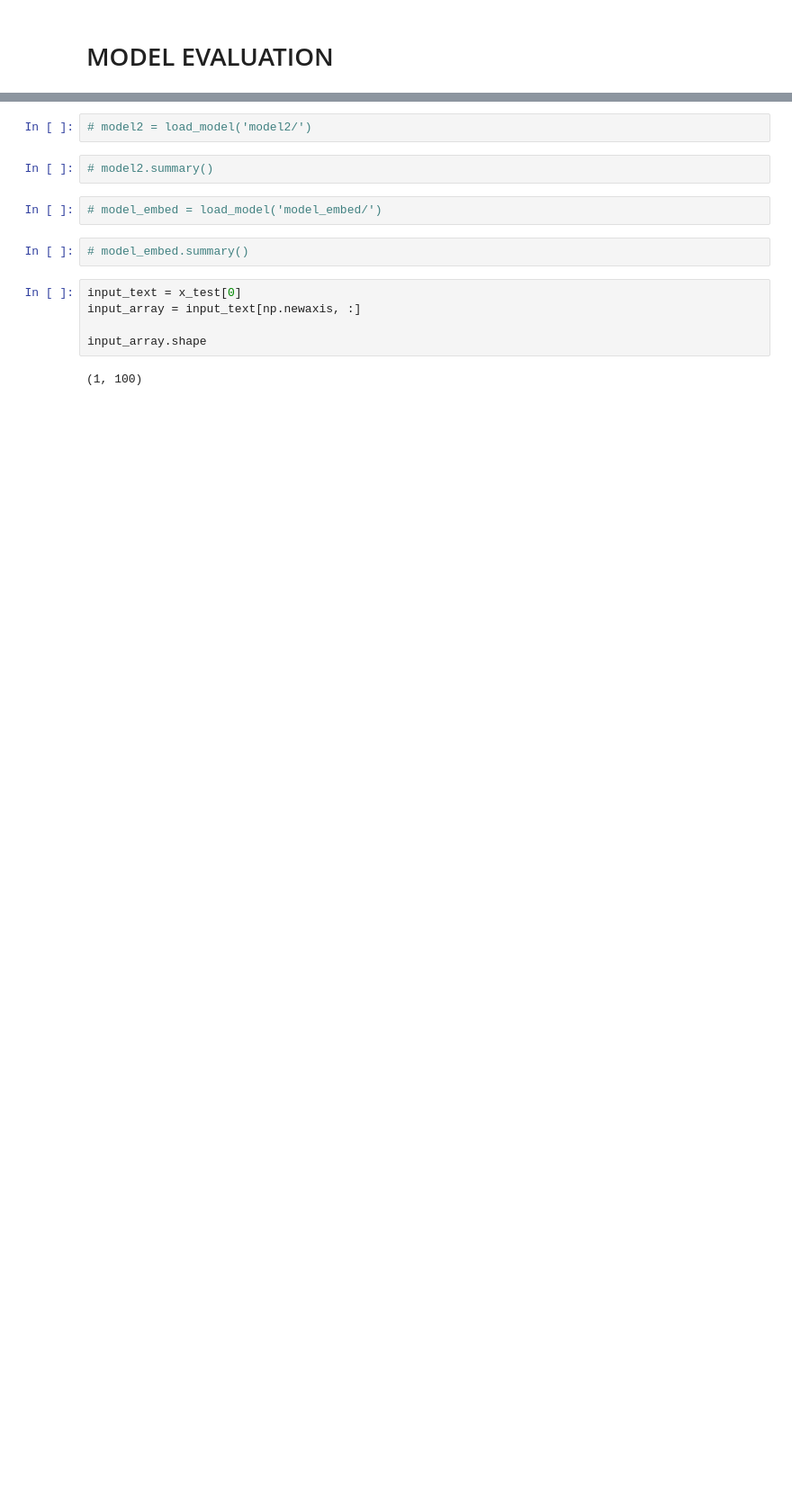
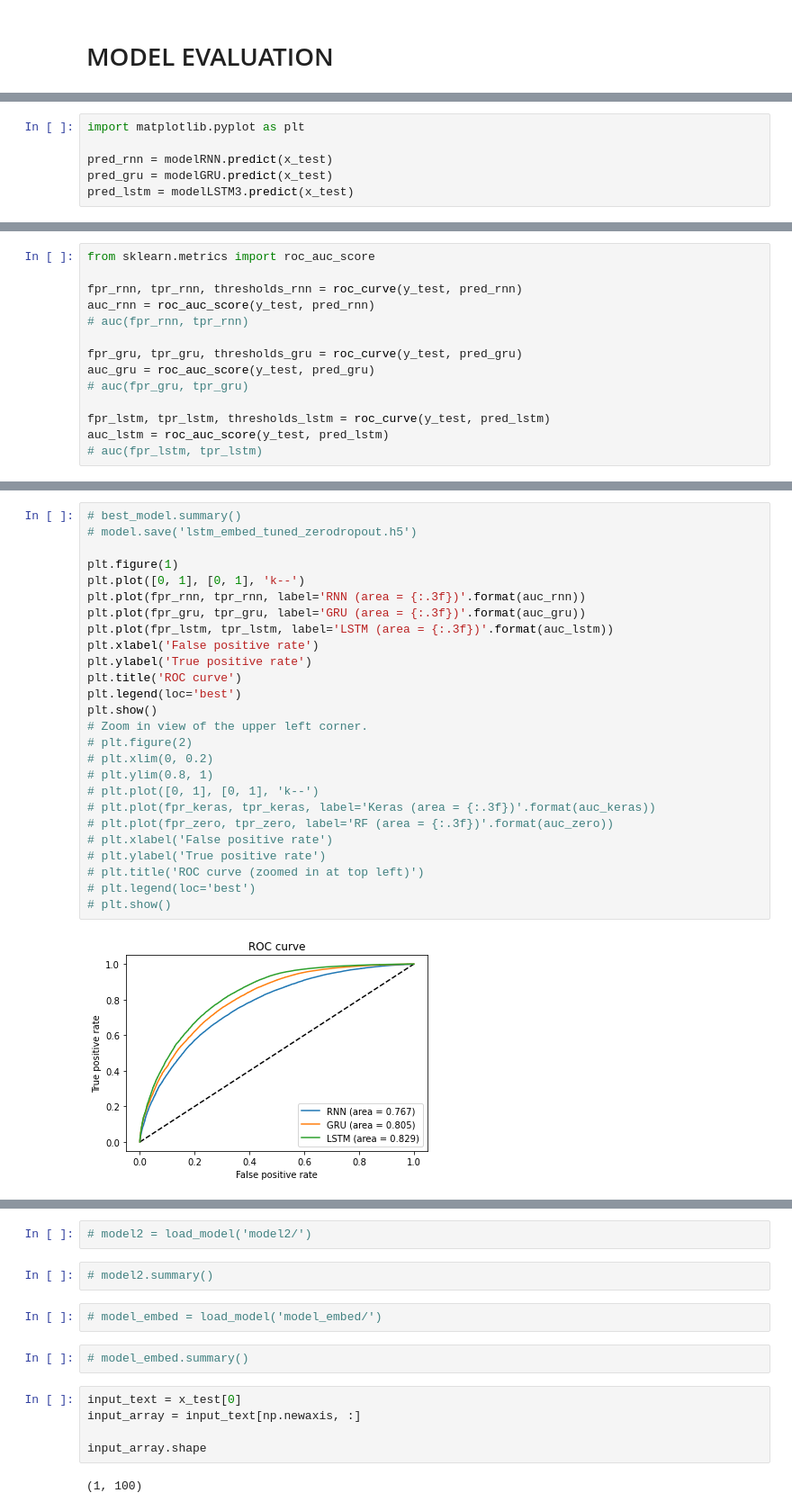
Before and after one commit to ikhsanmlana/SentimentAnalysis_Chefeed, a Jupyter notebook: sa_foodreview.ipynb, the cells around one changed output, grey strips where cells are left out. Shown at 90% size. Cells and saved outputs as stored; diff of their text form; blank space fills up the shorter version.

```diff
--- a/sa_foodreview.ipynb
+++ b/sa_foodreview.ipynb
@@ -638,0 +820,6 @@ model.evaluate(x_test, y_test)
+# %%
+import matplotlib.pyplot as plt
+
+pred_rnn = modelRNN.predict(x_test)
+pred_gru = modelGRU.predict(x_test)
+pred_lstm = modelLSTM3.predict(x_test)
@@ -638,0 +830,14 @@ model.evaluate(x_test, y_test)
+# %%
+from sklearn.metrics import roc_auc_score
+
+fpr_rnn, tpr_rnn, thresholds_rnn = roc_curve(y_test, pred_rnn)
+auc_rnn = roc_auc_score(y_test, pred_rnn)
+# auc(fpr_rnn, tpr_rnn)
+
+fpr_gru, tpr_gru, thresholds_gru = roc_curve(y_test, pred_gru)
+auc_gru = roc_auc_score(y_test, pred_gru)
+# auc(fpr_gru, tpr_gru)
+
+fpr_lstm, tpr_lstm, thresholds_lstm = roc_curve(y_test, pred_lstm)
+auc_lstm = roc_auc_score(y_test, pred_lstm)
+# auc(fpr_lstm, tpr_lstm)
@@ -638,0 +847,28 @@ model.evaluate(x_test, y_test)
+# %%
+# best_model.summary()
+# model.save('lstm_embed_tuned_zerodropout.h5')
+
+plt.figure(1)
+plt.plot([0, 1], [0, 1], 'k--')
+plt.plot(fpr_rnn, tpr_rnn, label='RNN (area = {:.3f})'.format(auc_rnn))
+plt.plot(fpr_gru, tpr_gru, label='GRU (area = {:.3f})'.format(auc_gru))
+plt.plot(fpr_lstm, tpr_lstm, label='LSTM (area = {:.3f})'.format(auc_lstm))
+plt.xlabel('False positive rate')
+plt.ylabel('True positive rate')
+plt.title('ROC curve')
+plt.legend(loc='best')
+plt.show()
+# Zoom in view of the upper left corner.
+# plt.figure(2)
+# plt.xlim(0, 0.2)
+# plt.ylim(0.8, 1)
+# plt.plot([0, 1], [0, 1], 'k--')
+# plt.plot(fpr_keras, tpr_keras, label='Keras (area = {:.3f})'.format(auc_keras))
+# plt.plot(fpr_zero, tpr_zero, label='RF (area = {:.3f})'.format(auc_zero))
+# plt.xlabel('False positive rate')
+# plt.ylabel('True positive rate')
+# plt.title('ROC curve (zoomed in at top left)')
+# plt.legend(loc='best')
+# plt.show()
+# %% [output]
+[figure, added]
```
Also changed, not shown: parts of 31 cells of this notebook, 3 other files.
